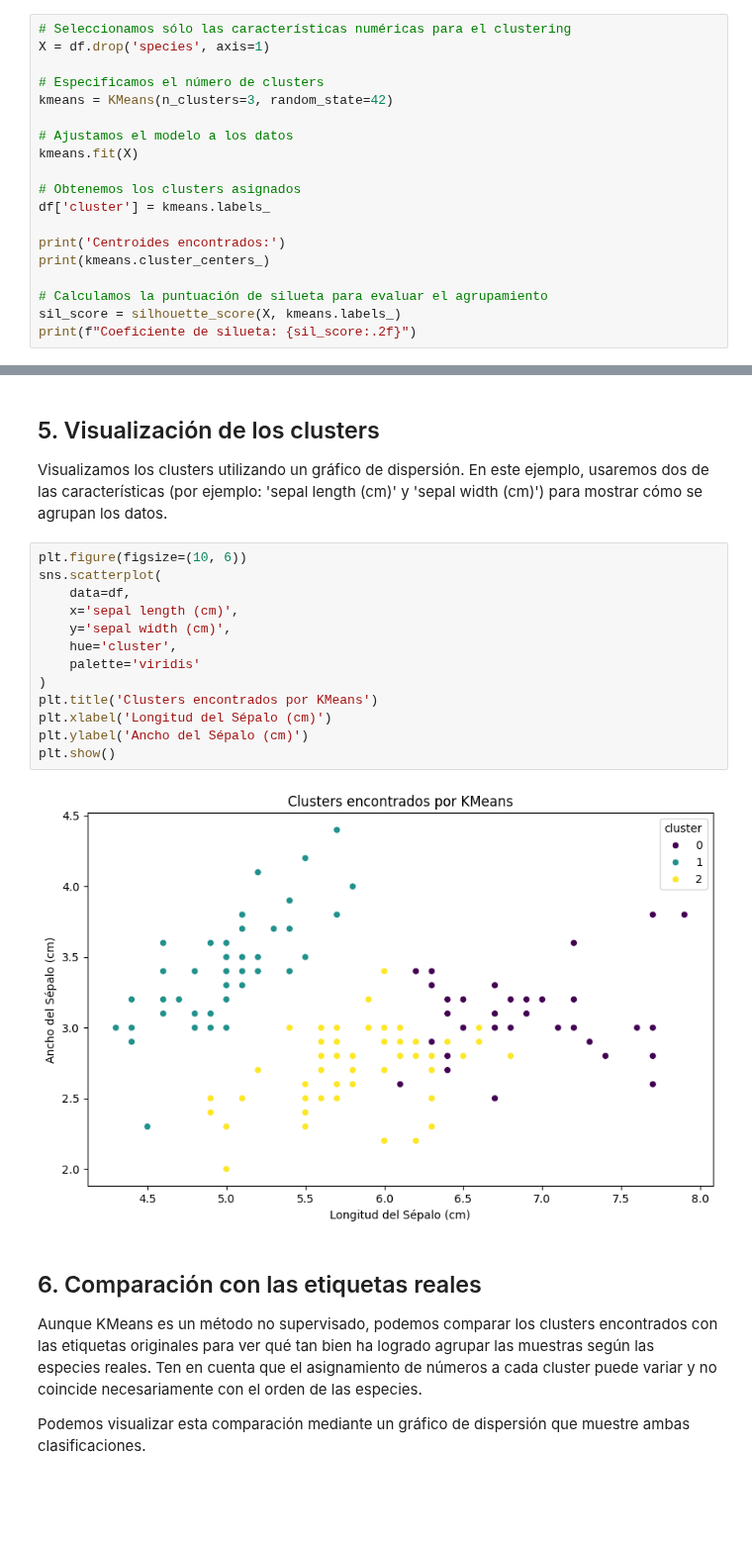
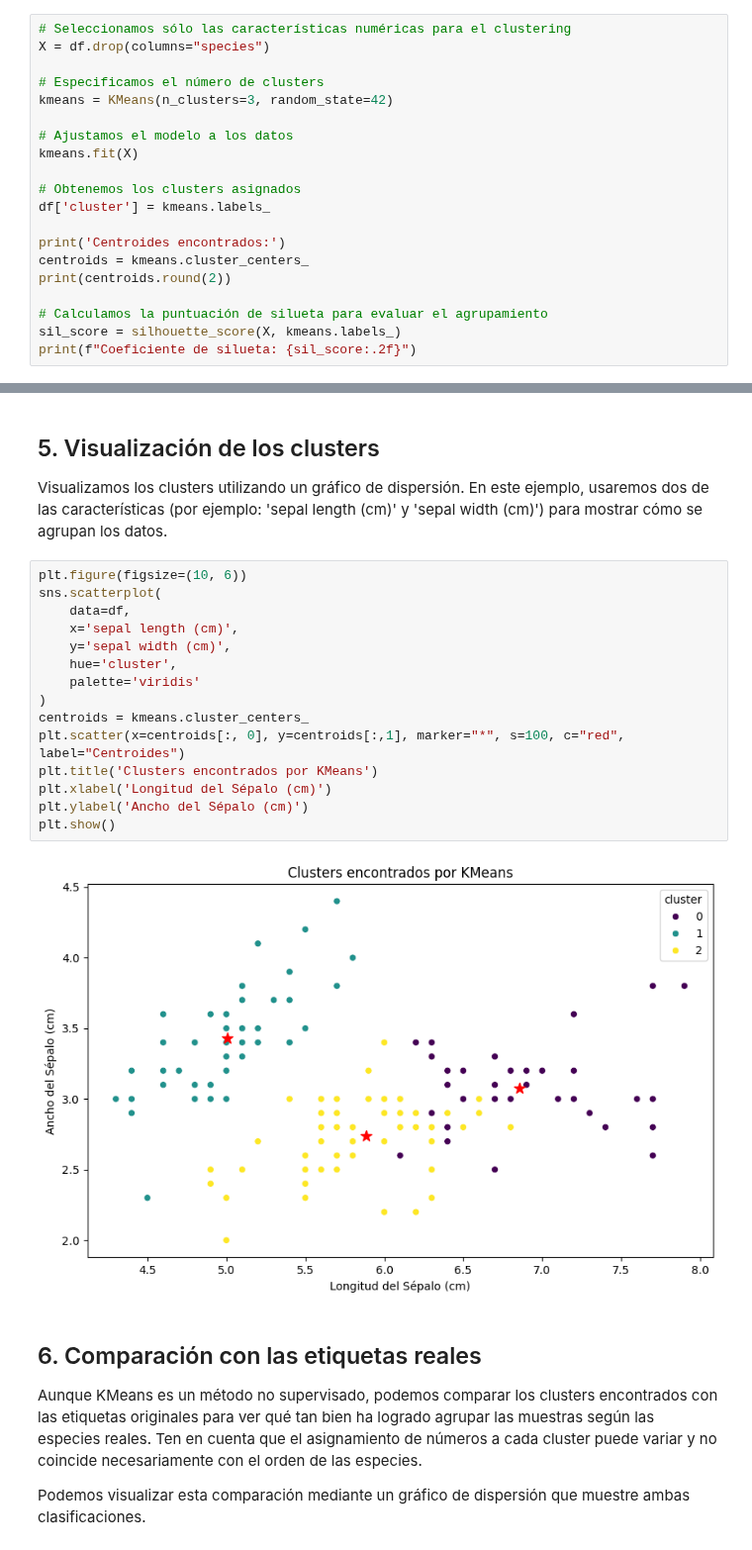
Before and after one commit to Antonio-Tresol/ai_workshop_2025_fast_intro, a Jupyter notebook: examples/unsupervised_learning.ipynb, the cells around one changed output, grey strips where cells are left out. Shown at 99% size. Saved outputs shown, nothing was run; the diff lists cells and outputs as text; blank space fills up the shorter version.

```diff
--- a/examples/unsupervised_learning.ipynb
+++ b/examples/unsupervised_learning.ipynb
@@ -51,6 +95,6 @@ Utilizaremos KMeans para buscar tres clusters, ya que conocemos de antemano que
 # %%
 # Seleccionamos sólo las características numéricas para el clustering
-X = df.drop('species', axis=1)
+X = df.drop(columns="species")
 
 # Especificamos el número de clusters
 kmeans = KMeans(n_clusters=3, random_state=42)
@@ -62,7 +106,8 @@ kmeans.fit(X)
 df['cluster'] = kmeans.labels_
 
 print('Centroides encontrados:')
-print(kmeans.cluster_centers_)
+centroids = kmeans.cluster_centers_
+print(centroids.round(2))
 
 # Calculamos la puntuación de silueta para evaluar el agrupamiento
 sil_score = silhouette_score(X, kmeans.labels_)
@@ -83,18 +125,20 @@ Visualizamos los clusters utilizando un gráfico de dispersión. En este ejemplo
 # %%
 plt.figure(figsize=(10, 6))
 sns.scatterplot(
     data=df,
     x='sepal length (cm)',
     y='sepal width (cm)',
     hue='cluster',
     palette='viridis'
 )
+centroids = kmeans.cluster_centers_
+plt.scatter(x=centroids[:, 0], y=centroids[:,1], marker="*", s=100, c="red", label="Centroides")
 plt.title('Clusters encontrados por KMeans')
 plt.xlabel('Longitud del Sépalo (cm)')
 plt.ylabel('Ancho del Sépalo (cm)')
 plt.show()
 # %% [output]
-[figure, old version]
+[figure, new version]
 # %% [markdown]
 ## 6. Comparación con las etiquetas reales
 
```
Also changed, not shown: parts of 7 cells of this notebook, 1 other file.
